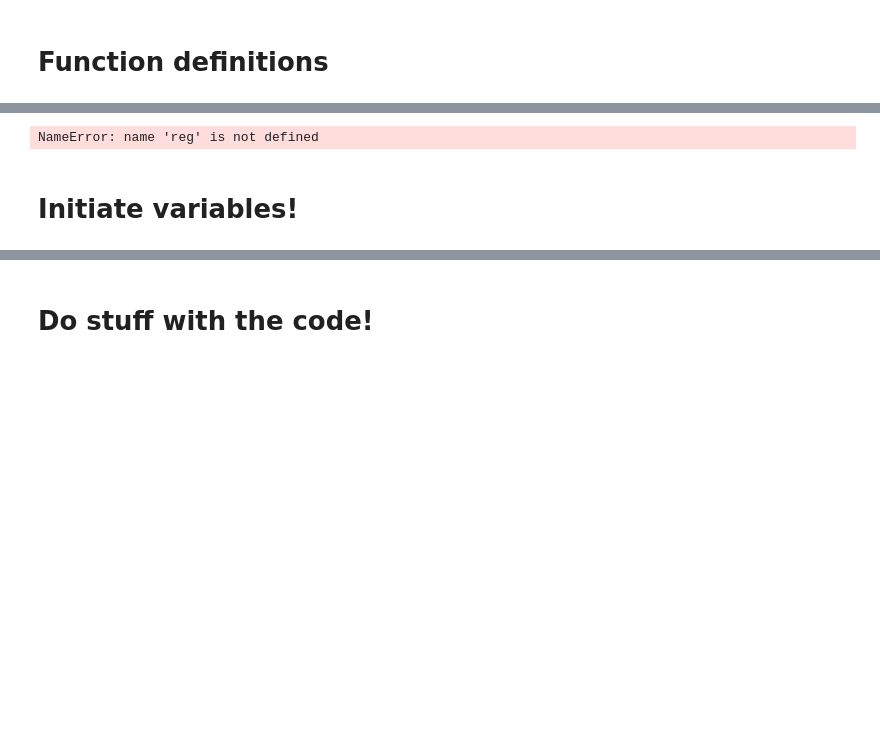
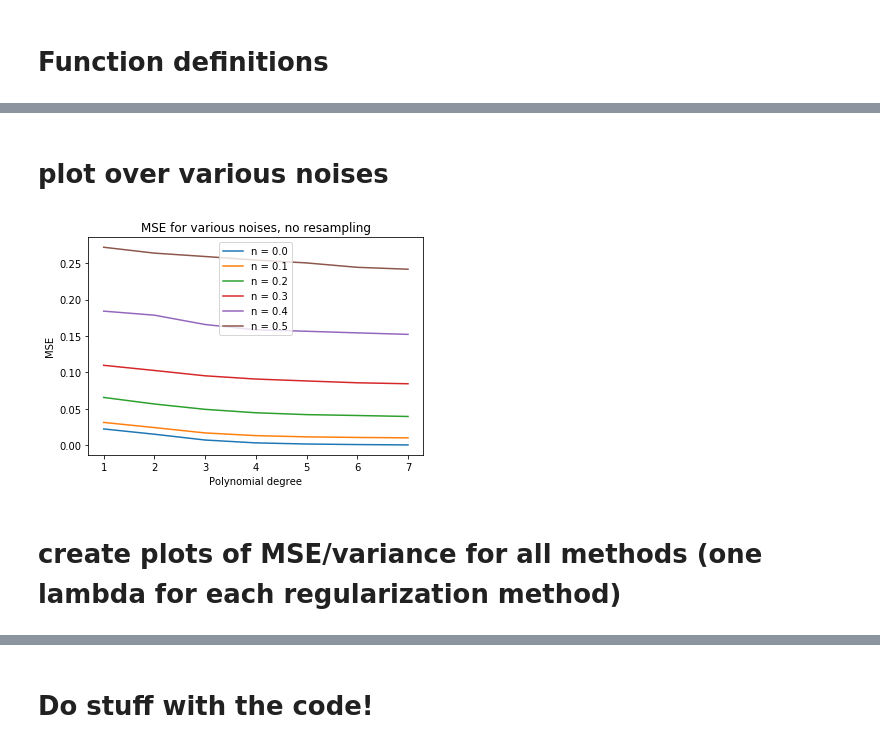
Before and after one commit to jkismul/MachineLearning, a Jupyter notebook: scr/code/P1.ipynb, the cells around one changed output, grey strips where cells are left out. Cells and saved outputs as stored; diff of their text form; code cells hidden in the pictures; blank space fills up the shorter version.

```diff
--- a/scr/code/P1.ipynb
+++ b/scr/code/P1.ipynb
@@ -101,7 +89,7 @@ def NoResampling(X,z_n,_lambda,method='ols'):
     if method =='ols':
         beta = np.linalg.inv(X.T.dot(X)+_lambda*np.eye(len(X[0][:]))).dot(X.T).dot(z_n)
     elif method == 'svd':
-        beta = ols_svd(X,z_n)
+        beta = np.ndarray(ols_svd(X,z_n))
     else:
         print("No method selected, defaulting to OLS")
         beta = np.linalg.inv(X.T.dot(X)+_lambda*np.eye(len(X[0][:]))).dot(X.T).dot(z_n)
@@ -119,18 +112,6 @@ def Shuffler(X,z_n):
     np.random.shuffle(combi) #shuffle
     X, z_n = combi[:,:n], combi[:,n] #split
     return X, z_n
-# %%
-X = np.zeros((9,9))
-for i in range(9):
-    X[i,:]=i+1
-X = X+0.1*np.eye(9)
-z = np.arange(1,10)
-# kFold(X,z,3,0.)
-# for i in range(5):
-#     np.random.random
-#     Xy,zy=Shuffler(X,z)
-# print(Xy)
-# print(zy)
 # %%
 def kSplitter(X,z,k):
     k = int(np.math.ceil((1./k)*len(X)))
@@ -389,4 +129,0 @@ def kFoldLassoCV(X,z_n,k,_lambda):
-# %%
-r2=reg.score(X,y)
-# %% [output]
-NameError: name 'reg' is not defined
@@ -425,2 +129,0 @@ def kFoldLasso(X,z_n,k,_lambda):
-# %% [markdown]
-# Initiate variables!
@@ -426,0 +190,41 @@ def kFoldLasso(X,z_n,k,_lambda):
+# %% [markdown]
+# plot over various noises
+# %%
+#Create random variables/predictors
+N = 30 #number of points along x and y axes
+n=10
+
+# sort this for meshgrid
+x = np.sort(np.random.uniform(0,1,N))
+y = np.sort(np.random.uniform(0,1,N))
+x, y = np.meshgrid(x,y,sparse=False)
+
+#create datapoints/results
+z = FrankeFunction(x, y)
+
+degrees=np.arange(1,20)
+noises=np.linspace(0,0.5,6)
+mse_ols_for_plot_out = []
+MSE_RE = np.zeros((len(noises),len(degrees)))
+for j,noi in enumerate(noises):
+    Noise=noi*np.random.randn(N,N)
+    z_noise = z+Noise
+    z_n = np.matrix.flatten(z_noise)
+    for i,deg in enumerate(degrees):
+        X=Model(x,y,deg)
+        mse_ols_no_re, r2_ols_no_re,beta_ols_no_re,beta_var_ols_no_re = NoResampling(X,z_n,0.,'ols')
+        MSE_RE[j][i]=mse_ols_no_re
+max_plot_degree=7
+plt.figure()
+for i in range(len(noises)):
+    plt.plot(degrees[:max_plot_degree],MSE_RE[i,:max_plot_degree],label='n = {}'.format(round(noises[i],1)))
+plt.xlabel('Polynomial degree')
+plt.xticks(degrees[:max_plot_degree])
+plt.ylabel('MSE')
+plt.legend()
+plt.title('MSE for various noises, no resampling')
+plt.show()
+# %% [output]
+[figure, added]
+# %% [markdown]
+# create plots of MSE/variance for all methods (one lambda for each regularization method)
```
Also changed, not shown: parts of 79 cells of this notebook.
